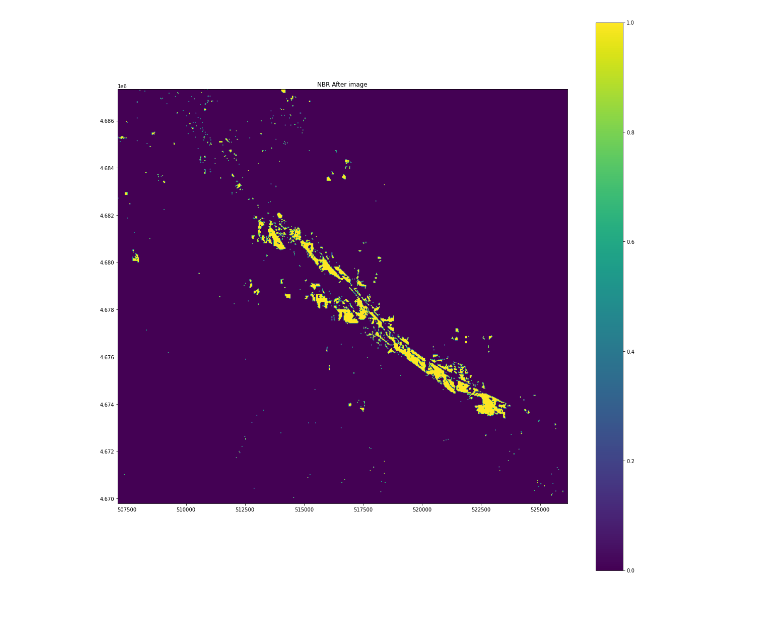
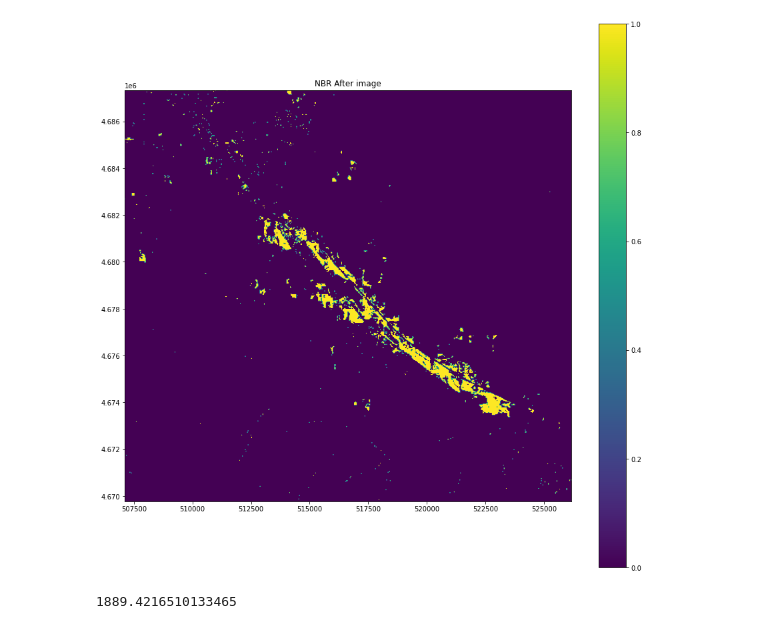
Before and after one commit to dylanblisard/almeda-fire-analysis, a Jupyter notebook: code.ipynb, the cells around one changed output. Saved outputs shown, nothing was run; the diff lists cells and outputs as text; code cells hidden in the pictures.

```diff
--- a/code.ipynb
+++ b/code.ipynb
@@ -50,12 +44,17 @@ plt.show()
 # %%
 # Clip NBR results
-nbrClipped = nbr > 0.1
+nbrClipped = nbr > 0.095
 # %%
 # Plot NBR clipped image
-fig, ax = plt.subplots(figsize=(20, 20))
+fig, ax = plt.subplots(figsize=(15, 15))
 im = ax.imshow(nbrClipped, extent=full_extent)
 ax.set_title("NBR After image")
 fig.colorbar(im, orientation='vertical')
 plt.show()
 # %% [output]
-[figure, old version]
+[figure, new version]
+# %%
+acres = (nbrClipped.sum()*30*30)/4046
+acres
+# %% [output]
+1889.4216510133465
```
Also changed, not shown: parts of 3 cells of this notebook, 5 other files.
